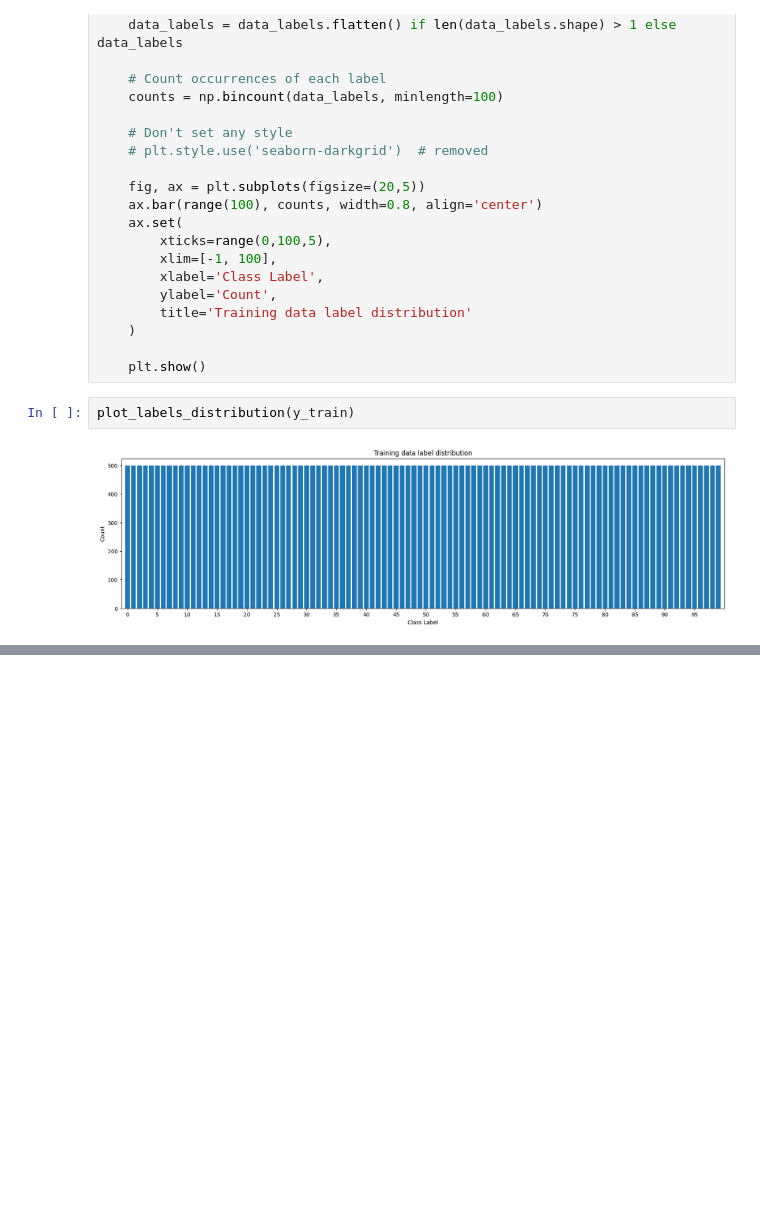
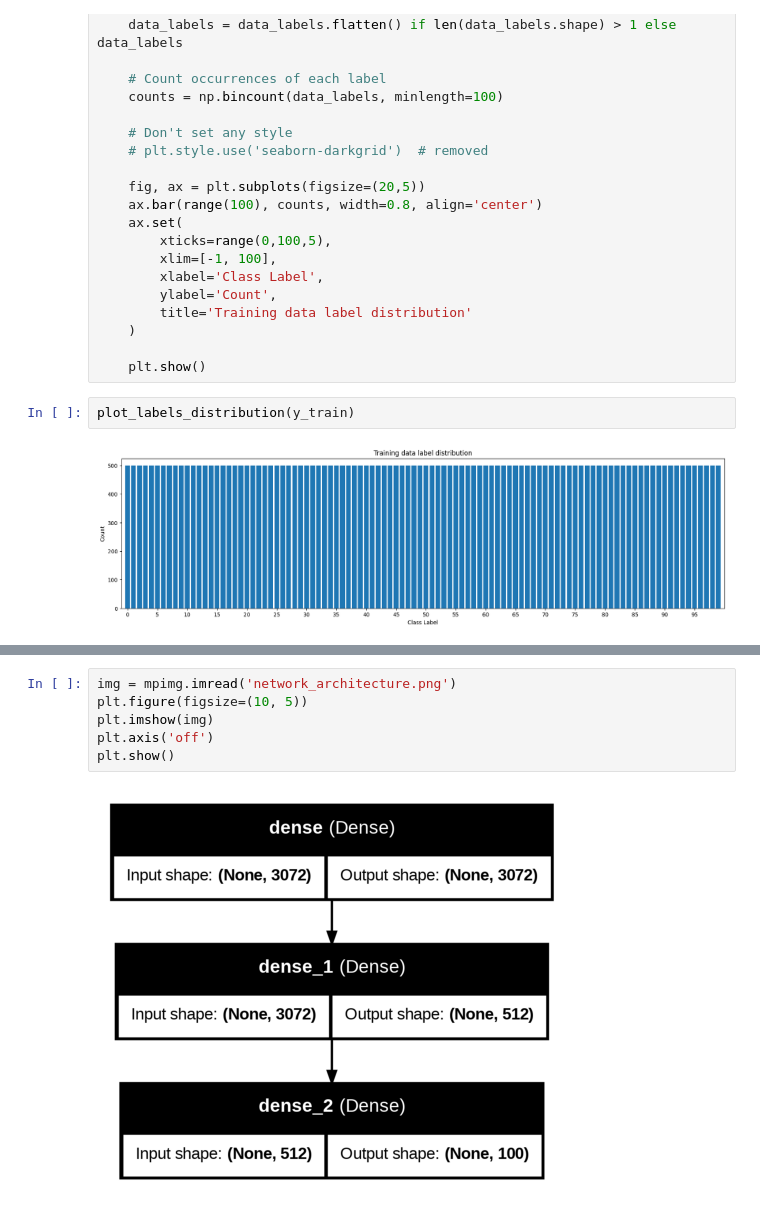
Before and after one commit to MDRobiulhassan/Machine-Learning-Course, a Jupyter notebook: Backpropagation.ipynb, the cells around one changed output, grey strips where cells are left out. Saved outputs shown, nothing was run; the diff lists cells and outputs as text; blank space fills up the shorter version.

```diff
--- a/Backpropagation.ipynb
+++ b/Backpropagation.ipynb
@@ -80,0 +179,8 @@ plot_labels_distribution(y_train)
+# %%
+img = mpimg.imread('network_architecture.png')
+plt.figure(figsize=(10, 5))
+plt.imshow(img)
+plt.axis('off')
+plt.show()
+# %% [output]
+[figure, added]
```
Also changed, not shown: parts of 14 cells of this notebook.
